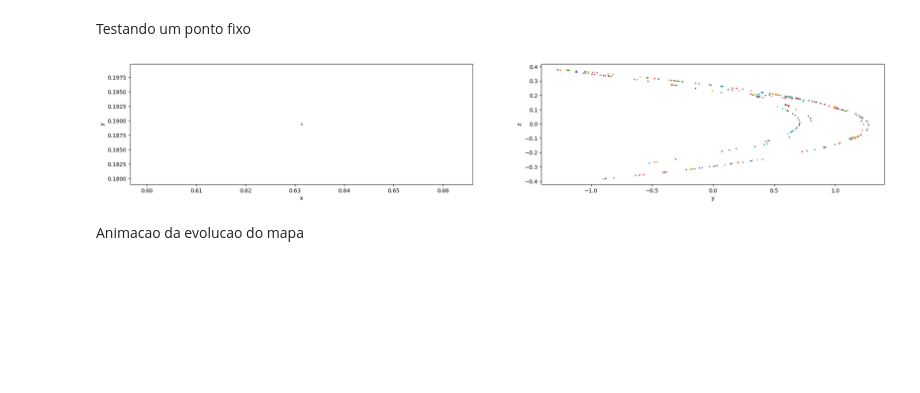
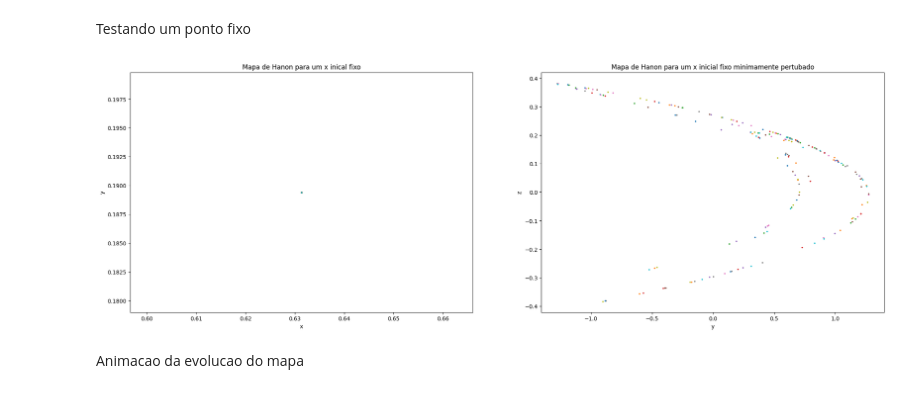
Before and after one commit to Wally-sson/pys, a Jupyter notebook: Atratores/Chaotic Attractors.ipynb, the cells around one changed output. Saved outputs shown, nothing was run; the diff lists cells and outputs as text; code cells hidden in the pictures; blank space fills up the shorter version.

```diff
--- a/Atratores/Chaotic Attractors.ipynb
+++ b/Atratores/Chaotic Attractors.ipynb
@@ -354,7 +319,11 @@ a, b, c = 40, 28, 3
 
 epsilon = 10e-4
 r_inicial = np.array([1,1,1], float)
-r_iniciais = np.array([r_inicial, r_inicial+epsilon, r_inicial+2*epsilon, r_inicial+3*epsilon], float)
+N = 10
+r_iniciais = np.array([r_inicial], float)
+for n in range(N):
+    r_iniciais = np.vstack([r_iniciais, r_inicial+(n+1)*epsilon])
+
 solucoes = []
 for r0 in r_iniciais:
     sol = odeint(chua, r0, tempos, args = (a, b, c))
@@ -421,26 +392,28 @@ Testando um ponto fixo
 # %%
 r0 = np.array([(np.sqrt(609)-7)/28,  3*(np.sqrt(609)-7)/(280)], float) # Condição Inicial
 epsilon = 10e-6
 r1 = r0+epsilon
 
-N = 300
-fig, axes = plt.subplots(1, 2, figsize=(25, 4))
+N = 500
+fig, axes = plt.subplots(1, 2, figsize=(25, 8))
 
 axes[0].set_xlabel("x")
 axes[0].set_ylabel("y")
+axes[0].set_title("Mapa de Hanon para um x inical fixo")
 
 for n in range(N):
     r0 = henon_map(r0[0], r0[1], a, b)
     axes[0].scatter(r0[0], r0[1], s=3)
 
 axes[1].set_xlabel("y")
 axes[1].set_ylabel("z")
+axes[1].set_title("Mapa de Hanon para um x inicial fixo minimamente pertubado")
 
 for n in range(N):
     r1 = henon_map(r1[0], r1[1], a, b)
     axes[1].scatter(r1[0], r1[1], s=3)
 # %% [output]
-[figure, old version]
+[figure, new version]
 # %% [markdown]
 Animacao da evolucao do mapa
 # %%
```
Also changed, not shown: parts of 14 cells of this notebook, 2 other files.
